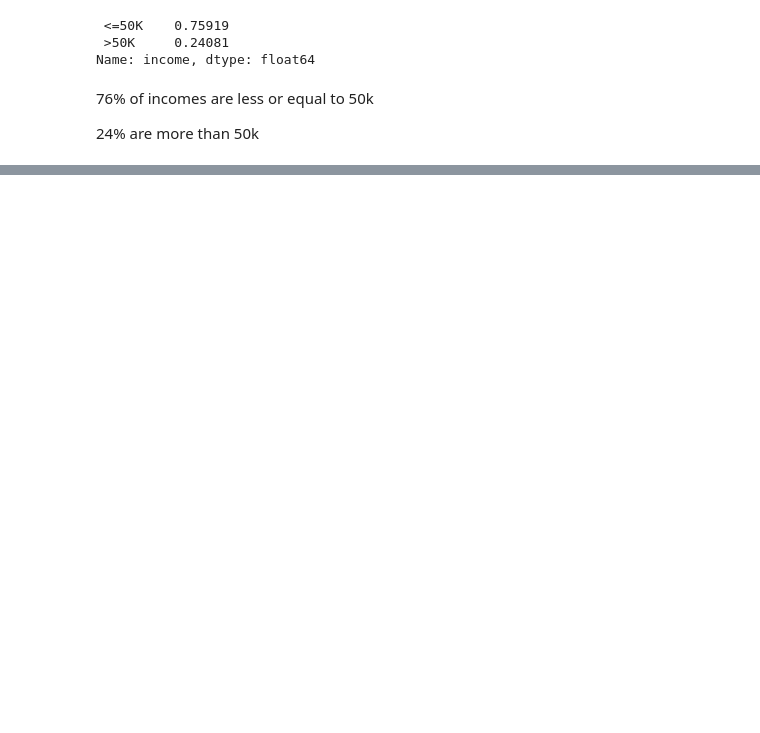
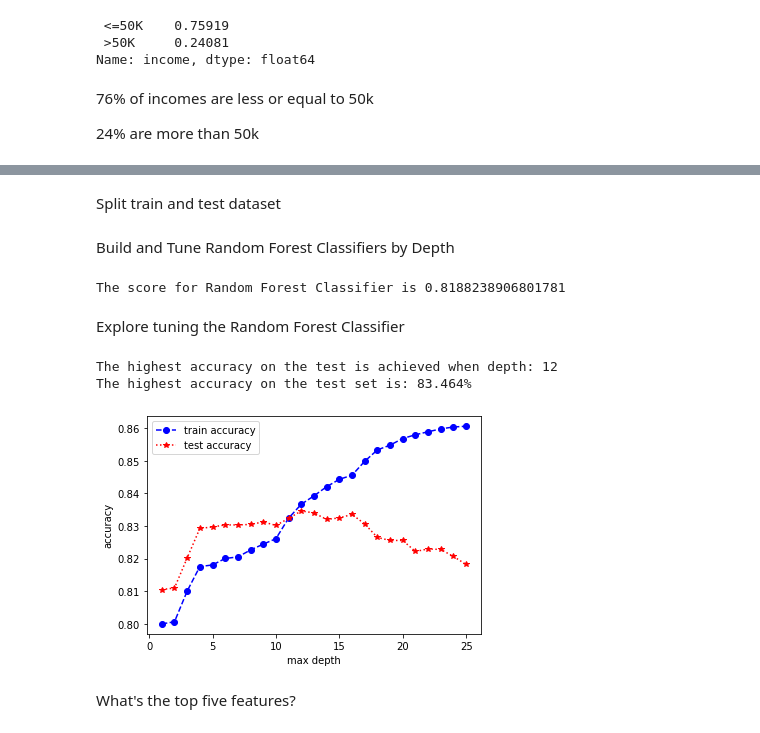
Before and after one commit to cacaprog/learning-projects, a Jupyter notebook: census-income-random-forest/income-rf.ipynb, the cells around one changed output, grey strips where cells are left out. Saved outputs shown, nothing was run; the diff lists cells and outputs as text; code cells hidden in the pictures; blank space fills up the shorter version.

Commit message:
done: income random forest classifier exercise

```diff
--- a/census-income-random-forest/income-rf.ipynb
+++ b/census-income-random-forest/income-rf.ipynb
@@ -38,0 +112,2 @@ Name: income, dtype: float64
+# %%
+X = pd.get_dummies(df[feature_cols], drop_first=True)
@@ -38,0 +130,49 @@ Name: income, dtype: float64
+# %% [markdown]
+Split train and test dataset
+# %%
+X_train, X_test, y_train, y_test = train_test_split(X, y, random_state=1, train_size=0.8)
+# %% [markdown]
+Build and Tune Random Forest Classifiers by Depth
+# %%
+rfc = RandomForestClassifier()
+rfc.fit(X_train, y_train)
+rfc_score = rfc.score(X_test, y_test)
+# %%
+
+print(f'The score for Random Forest Classifier is {rfc_score}')
+# %% [output]
+The score for Random Forest Classifier is 0.8188238906801781
+# %% [markdown]
+Explore tuning the Random Forest Classifier
+# %%
+np.random.seed(0)
+depths = range(1, 26)
+
+accuracy_train = []
+accuracy_test = []
+
+for d in depths:
+    rfc = RandomForestClassifier(max_depth=d)
+    rfc.fit(X_train, y_train)
+    y_pred = rfc.predict(X_test)
+    accuracy_train.append(accuracy_score(y_train, rfc.predict(X_train)))
+    accuracy_test.append(accuracy_score(y_test, rfc.predict(X_test)))
+# %%
+best_acc = np.max(accuracy_test)
+best_depth = depths[np.argmax(accuracy_test)]
+print(f'The highest accuracy on the test is achieved when depth: {best_depth}')
+print(f'The highest accuracy on the test set is: {round(best_acc*100,3)}%')
+# %% [output]
+The highest accuracy on the test is achieved when depth: 12
+The highest accuracy on the test set is: 83.464%
+# %%
+plt.plot(depths, accuracy_train, 'bo--')
+plt.plot(depths, accuracy_test, 'r*:')
+plt.xlabel("max depth")
+plt.ylabel("accuracy")
+plt.legend(['train accuracy', 'test accuracy'])
+plt.show()
+# %% [output]
+[figure, added]
+# %% [markdown]
+What's the top five features?
```
Also changed, not shown: parts of 33 cells of this notebook.
